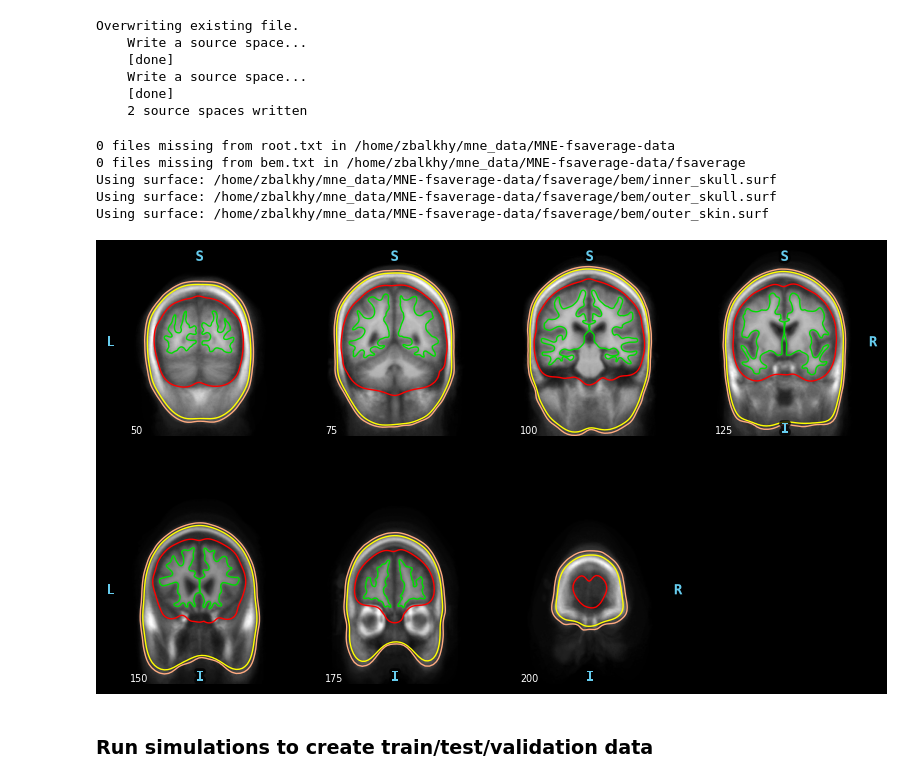
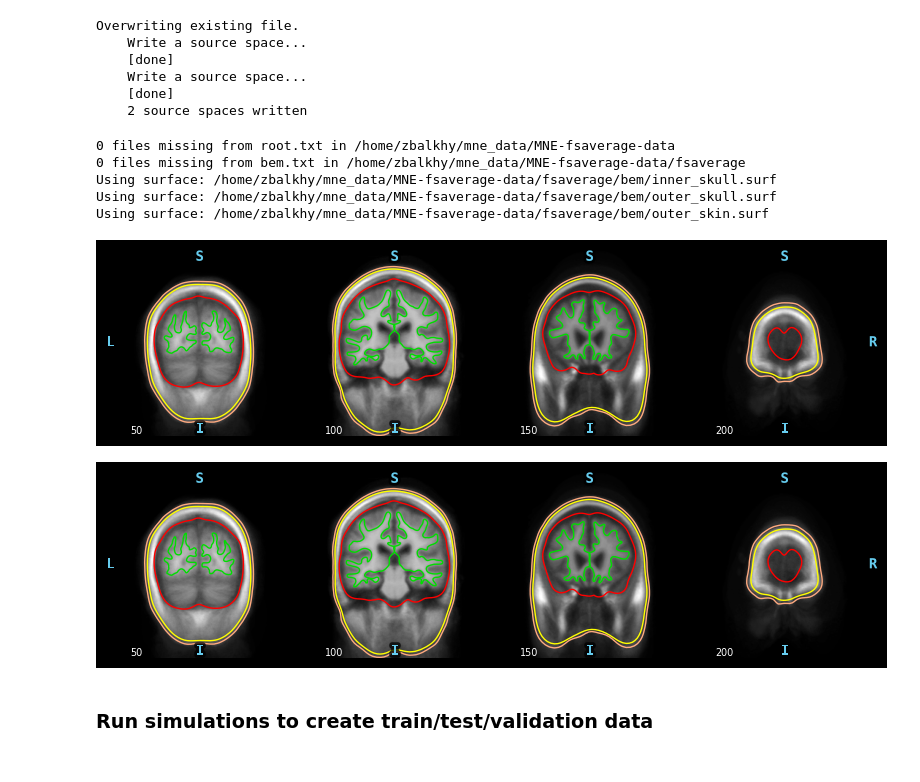
Before and after one commit to zbalkhy/esinet_MAE298, a Jupyter notebook: CNN_LSTM/workspace.ipynb, the cells around one changed output. Saved outputs shown, nothing was run; the diff lists cells and outputs as text; code cells hidden in the pictures.

Commit message:
creating graphs, shutting this project down for now

```diff
--- a/CNN_LSTM/workspace.ipynb
+++ b/CNN_LSTM/workspace.ipynb
@@ -98,24 +98,25 @@ Overwriting existing file.
 # %%
 # plot BEM
 import mne
 import os
 fs_dir = mne.datasets.fetch_fsaverage(verbose=True)
 subjects_dir = os.path.dirname(fs_dir)
 plot_bem_kwargs = dict(
     subject='fsaverage',
     subjects_dir=subjects_dir,
     brain_surfaces="white",
     orientation="coronal", # "axial" for top down, "coronal" for front, "sagittal" for side
-    slices=[50, 75, 100, 125, 150, 175, 200],
+    slices=[50, 100, 150, 200],
 )
 mne.viz.plot_bem(**plot_bem_kwargs)
 # %% [output]
 0 files missing from root.txt in /home/zbalkhy/mne_data/MNE-fsaverage-data
 0 files missing from bem.txt in /home/zbalkhy/mne_data/MNE-fsaverage-data/fsaverage
 Using surface: /home/zbalkhy/mne_data/MNE-fsaverage-data/fsaverage/bem/inner_skull.surf
 Using surface: /home/zbalkhy/mne_data/MNE-fsaverage-data/fsaverage/bem/outer_skull.surf
 Using surface: /home/zbalkhy/mne_data/MNE-fsaverage-data/fsaverage/bem/outer_skin.surf
-[figure, old version]
+[figure, new version]
+[figure, added]
 # %% [markdown]
 ### Run simulations to create train/test/validation data
 # %%
```
Also changed, not shown: parts of 1 cell of this notebook, 5 other files.
